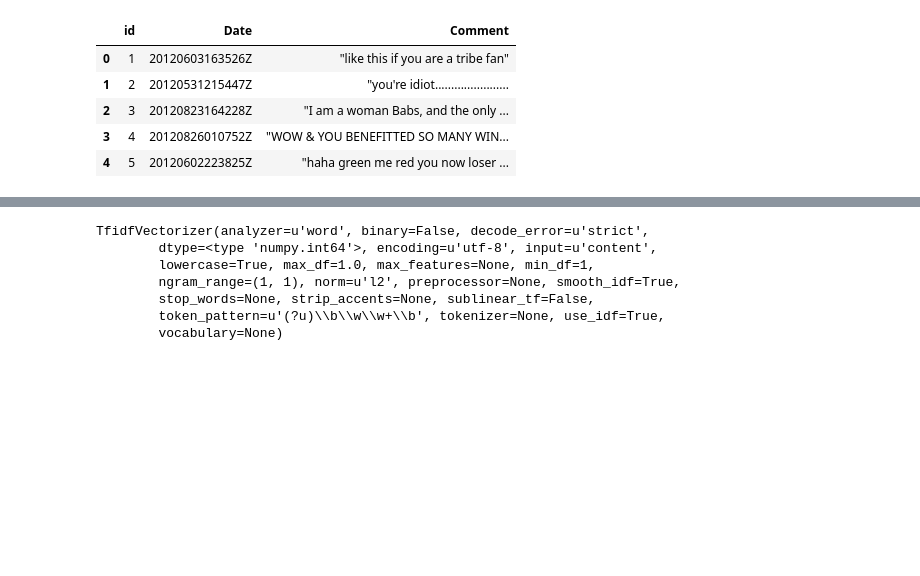
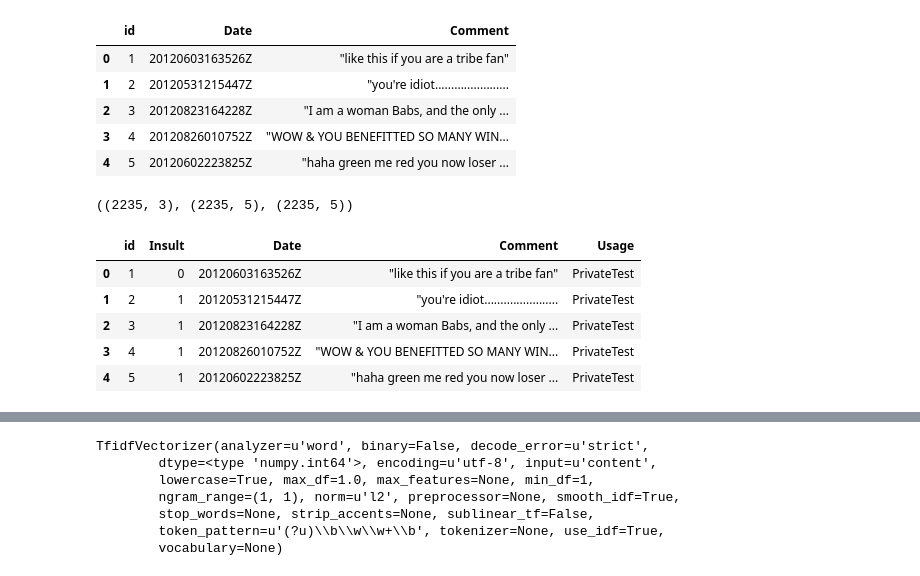
Before and after one commit to amirnasri/Kaggle_insult, a Jupyter notebook: kaggle_insult.ipynb, the cells around one changed output, grey strips where cells are left out. Drawn from its saved outputs; the diff is of its cells as text; code cells hidden in the pictures; blank space fills up the shorter version.

```diff
--- a/kaggle_insult.ipynb
+++ b/kaggle_insult.ipynb
@@ -23,0 +26,15 @@ test.head()
+# %%
+impermium_verification_labels = pd.read_csv('impermium_verification_labels.csv')
+# %%
+test.shape, impermium_verification_set.shape, impermium_verification_labels.shape
+# %% [output]
+((2235, 3), (2235, 5), (2235, 5))
+# %%
+impermium_verification_labels.head()
+# %% [output]
+|  | id | Insult | Date | Comment | Usage |
+| 0 | 1 | 0 | 20120603163526Z | "like this if you are a tribe fan" | PrivateTest |
+| 1 | 2 | 1 | 20120531215447Z | "you're idiot....................... | PrivateTest |
+| 2 | 3 | 1 | 20120823164228Z | "I am a woman Babs, and the only ... | PrivateTest |
+| 3 | 4 | 1 | 20120826010752Z | "WOW & YOU BENEFITTED SO MANY WIN... | PrivateTest |
+| 4 | 5 | 1 | 20120602223825Z | "haha green me red you now loser ... | PrivateTest |
```
Also changed, not shown: parts of 8 cells of this notebook, 2 other files.
